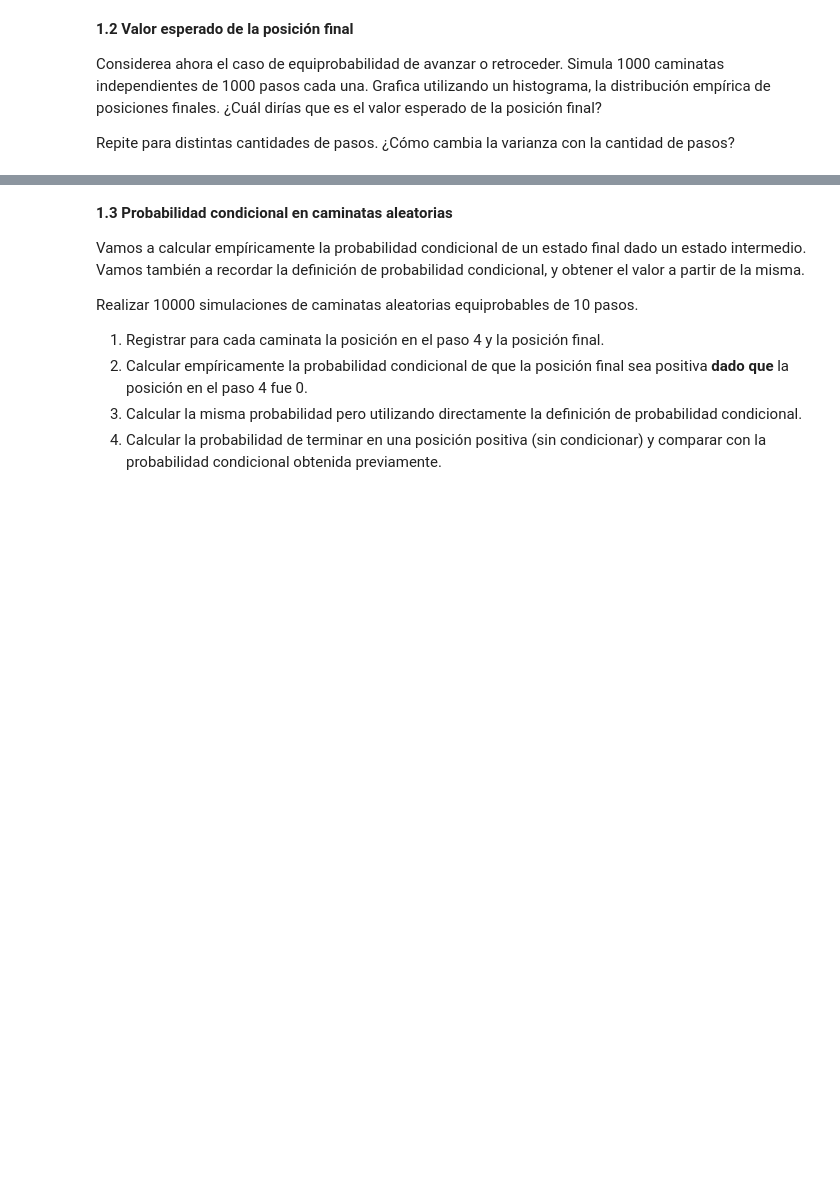
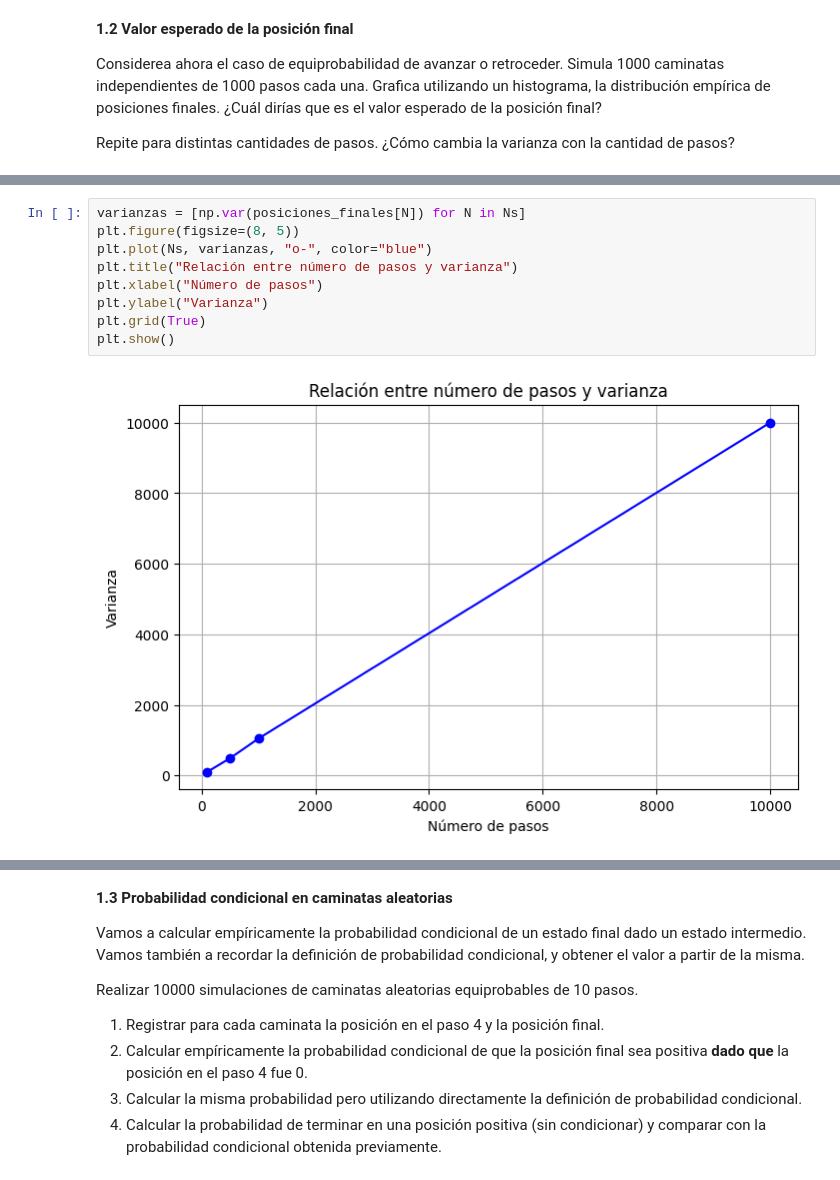
Before and after one commit to fede-bello/tar, a Jupyter notebook: TAR_Lab_0_MC.ipynb, the cells around one changed output, grey strips where cells are left out. Saved outputs shown, nothing was run; the diff lists cells and outputs as text; blank space fills up the shorter version.

```diff
--- a/TAR_Lab_0_MC.ipynb
+++ b/TAR_Lab_0_MC.ipynb
@@ -25,0 +120,11 @@ Repite para distintas cantidades de pasos. ¿Cómo cambia la varianza con la can
+# %%
+varianzas = [np.var(posiciones_finales[N]) for N in Ns]
+plt.figure(figsize=(8, 5))
+plt.plot(Ns, varianzas, "o-", color="blue")
+plt.title("Relación entre número de pasos y varianza")
+plt.xlabel("Número de pasos")
+plt.ylabel("Varianza")
+plt.grid(True)
+plt.show()
+# %% [output]
+[figure, added]
```
Also changed, not shown: parts of 28 cells of this notebook, 3 other files.
